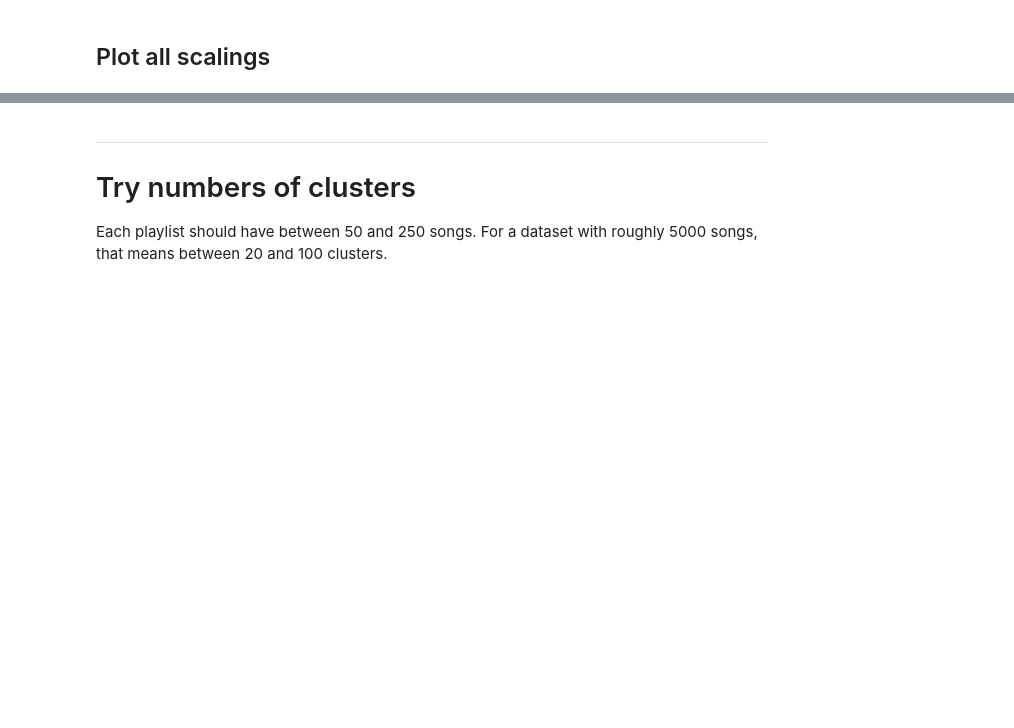
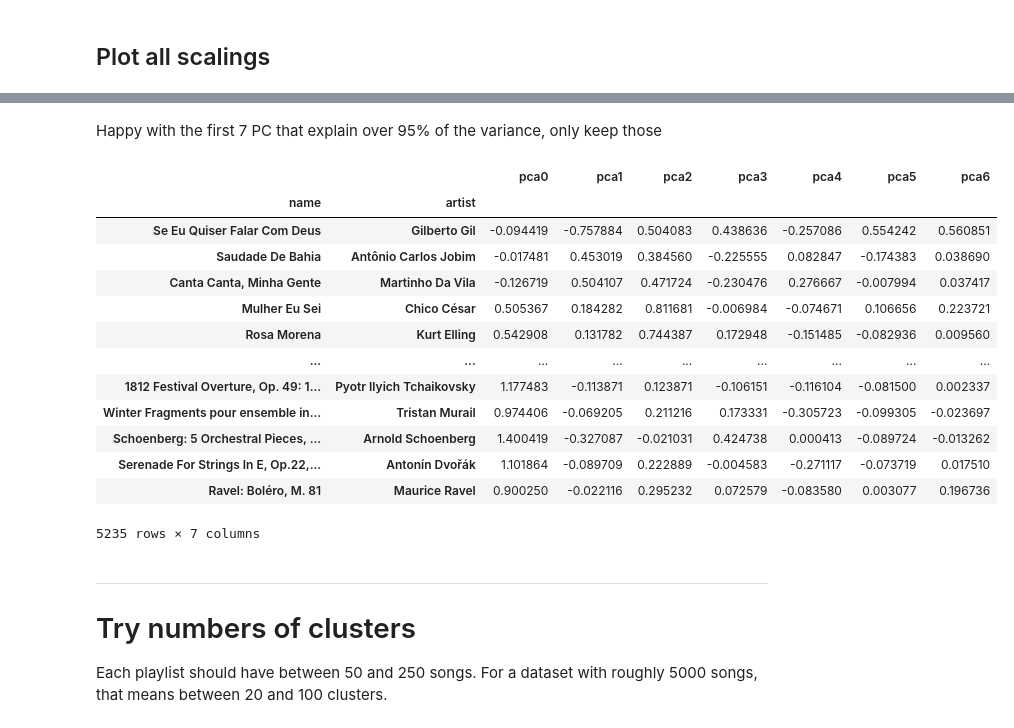
Before and after one commit to NadineJac/unsupervisedML_musicClustering, a Jupyter notebook: notebooks/2_optimizeClustering_5000songs.ipynb, the cells around one changed output, grey strips where cells are left out. Saved outputs shown, nothing was run; the diff lists cells and outputs as text; code cells hidden in the pictures; blank space fills up the shorter version.

```diff
--- a/notebooks/2_optimizeClustering_5000songs.ipynb
+++ b/notebooks/2_optimizeClustering_5000songs.ipynb
@@ -137,3 +234,30 @@ ax[2, 1].set_title('Power transformed');
+# %% [markdown]
+Happy with the first 7 PC that explain over 95% of the variance, only keep those
+# %%
+# Create a PCA object with {elbow} principal components
+scaled_features_df = songs_minmax.copy()
+pca = PCA(n_components=0.95)
+
+# Fit the PCA object to the scaled features dataframe and transform it
+pca_df = pca.fit_transform(scaled_features_df)
+
+# The dataframe now contains the principal components of the scaled features dataframe
+pca_df
+# %% [output]
+|  |  | pca0 | pca1 | pca2 | pca3 | pca4 | pca5 | pca6 |
+| name | artist |  |  |  |  |  |  |  |
+| Se Eu Quiser Falar Com Deus | Gilberto Gil | -0.094419 | -0.757884 | 0.504083 | 0.438636 | -0.257086 | 0.554242 | 0.560851 |
+| Saudade De Bahia | Antônio Carlos Jobim | -0.017481 | 0.453019 | 0.384560 | -0.225555 | 0.082847 | -0.174383 | 0.038690 |
+| Canta Canta, Minha Gente | Martinho Da Vila | -0.126719 | 0.504107 | 0.471724 | -0.230476 | 0.276667 | -0.007994 | 0.037417 |
+| Mulher Eu Sei | Chico César | 0.505367 | 0.184282 | 0.811681 | -0.006984 | -0.074671 | 0.106656 | 0.223721 |
+| Rosa Morena | Kurt Elling | 0.542908 | 0.131782 | 0.744387 | 0.172948 | -0.151485 | -0.082936 | 0.009560 |
+| ... | ... | ... | ... | ... | ... | ... | ... | ... |
+| 1812 Festival Overture, Op. 49: 1... | Pyotr Ilyich Tchaikovsky | 1.177483 | -0.113871 | 0.123871 | -0.106151 | -0.116104 | -0.081500 | 0.002337 |
+| Winter Fragments pour ensemble in... | Tristan Murail | 0.974406 | -0.069205 | 0.211216 | 0.173331 | -0.305723 | -0.099305 | -0.023697 |
+| Schoenberg: 5 Orchestral Pieces, ... | Arnold Schoenberg | 1.400419 | -0.327087 | -0.021031 | 0.424738 | 0.000413 | -0.089724 | -0.013262 |
+| Serenade For Strings In E, Op.22,... | Antonín Dvořák | 1.101864 | -0.089709 | 0.222889 | -0.004583 | -0.271117 | -0.073719 | 0.017510 |
+| Ravel: Boléro, M. 81 | Maurice Ravel | 0.900250 | -0.022116 | 0.295232 | 0.072579 | -0.083580 | 0.003077 | 0.196736 |
+5235 rows × 7 columns
 # %% [markdown]
 ---
 # Try numbers of clusters
```
Also changed, not shown: parts of 13 cells of this notebook.
